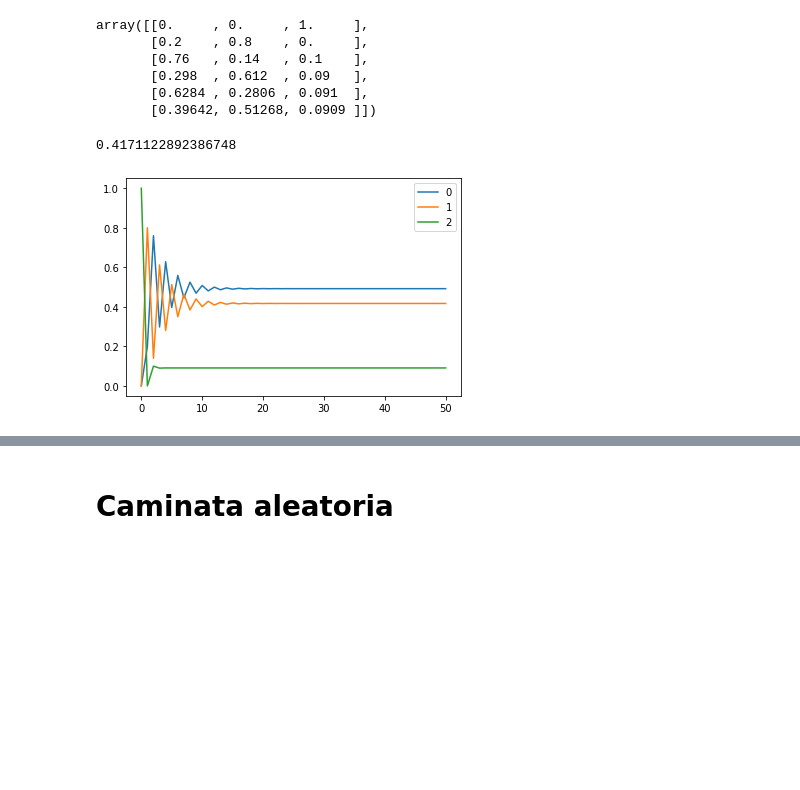
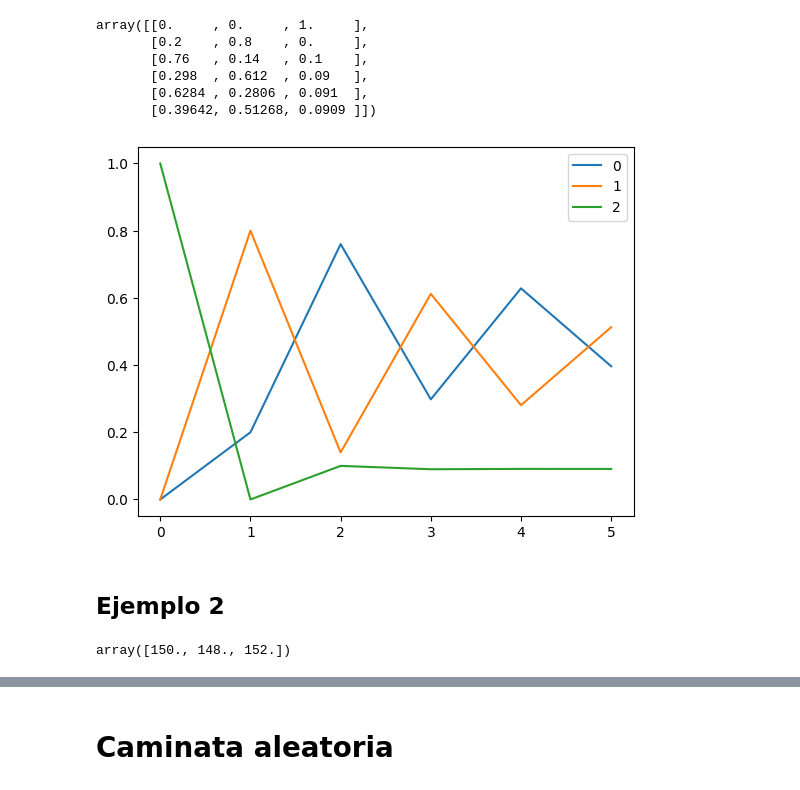
Before and after one commit to AnIsAsPe/Estadistica_y_Probabilidad_para-CD-, a Jupyter notebook: PrincipiosDeProbabilidad/Semana5/Simulación_Montecarlo_con_Cadenas_de_Markov.ipynb, the cells around one changed output, grey strips where cells are left out. Saved outputs shown, nothing was run; the diff lists cells and outputs as text; code cells hidden in the pictures; blank space fills up the shorter version.

```diff
--- a/PrincipiosDeProbabilidad/Semana5/Simulación_Montecarlo_con_Cadenas_de_Markov.ipynb
+++ b/PrincipiosDeProbabilidad/Semana5/Simulación_Montecarlo_con_Cadenas_de_Markov.ipynb
@@ -33,7 +43,7 @@ T = 5                             # tiempo
 s0 = 2
 sf = 1
 
-Ps_t = np.zeros(shape=(T+1,len(estados)))     # vector de probabilidad en cada tiempo
+Ps_t = np.zeros(shape=(T+1,len(MT)))     # vector de probabilidad en cada tiempo
 Ps_t[0,s0] = 1                                # probabilidad asociada en el estado inicial
 
 
@@ -52,3 +62,11 @@ array([[0.     , 0.     , 1.     ],
        [0.298  , 0.612  , 0.09   ],
        [0.6284 , 0.2806 , 0.091  ],
        [0.39642, 0.51268, 0.0909 ]])
+# %%
+df_Ps_t = pd.DataFrame(Ps_t)
+df_Ps_t.plot()
+plt.show()
+# %% [output]
+[figure, added]
+# %% [markdown]
+<h2> Ejemplo 2
@@ -55,22 +77,16 @@ array([[0.     , 0.     , 1.     ],
 # %%
-def calcula_probabilidad_estado (sf, s0, T, MT, estados):
-    Ps_t = np.zeros(shape=(T+1,len(estados)))     # vector de probabilidad en cada tiempo
-    Ps_t[0,s0] = 1                                # probabilidad asociada en el estado inicial
+T = 5                             # tiempo
+s0 = 2
+sf = 1
+
+Ps_t = np.zeros(shape=(T+1,len(MT2)))     # vector de probabilidad en cada tiempo
+# Ps_t[0,s0] = 1                                # probabilidad asociada en el estado inicial
+Ps_t[0,] = [100, 200, 150]
 
 
-    for t in range(1, T+1):
-      Ps_t[t,:] = np.dot(Ps_t[t-1], MT)
+for t in range(1, T+1):
+  Ps_t[t,:] = np.dot(Ps_t[t-1], MT2)
 
-    print(Ps_t[T, sf])
-    return Ps_t
+np.around(Ps_t[T, ])                               # Probabilidad de tener cierto estado en el tiempo t
+# %% [output]
+array([150., 148., 152.])
-# %%
-Ps_t = calcula_probabilidad_estado(sf=1, s0=2, T=50
-                                   , MT = MT, estados=estados)
-# %% [output]
-0.4171122892386748
-# %%
-df_Ps_t = pd.DataFrame(Ps_t, columns = estados)
-df_Ps_t.plot()
-plt.show()
-# %% [output]
-[figure, removed]
```
Also changed, not shown: parts of 6 cells of this notebook.
